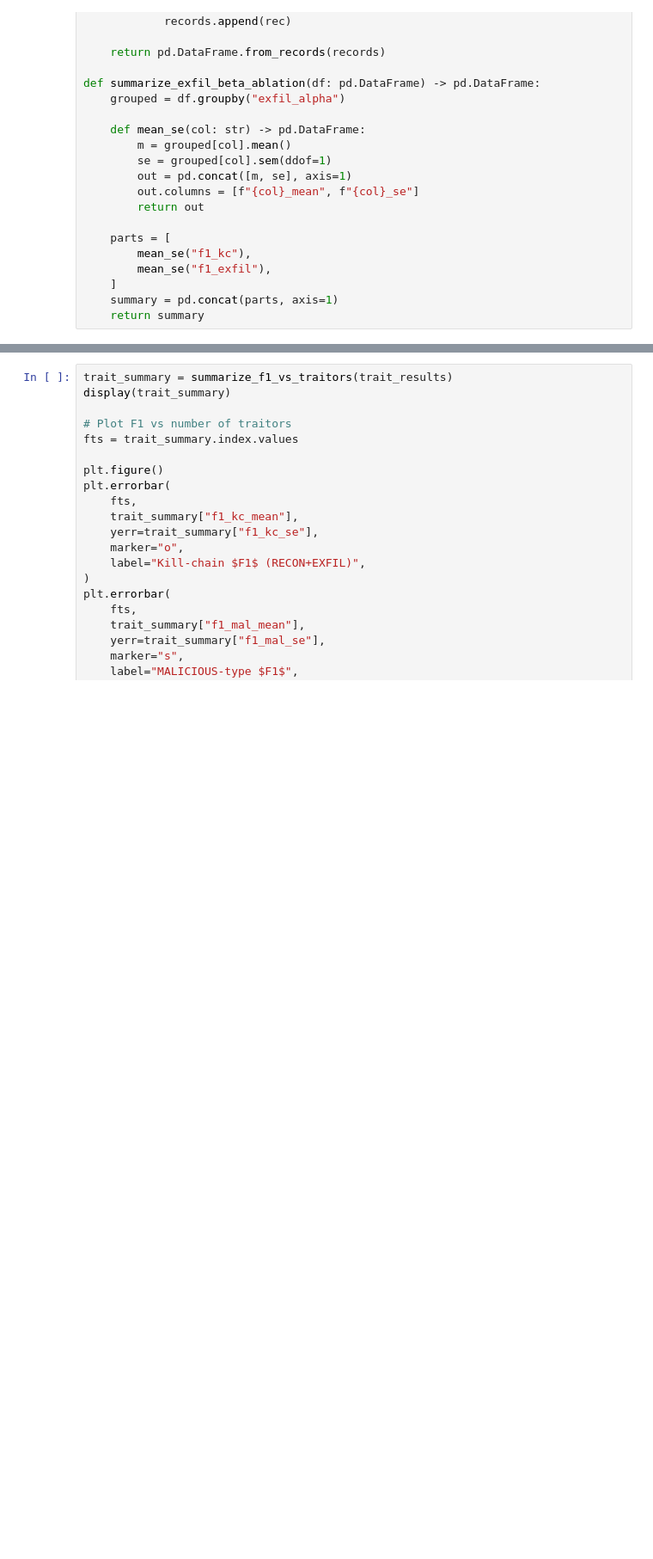
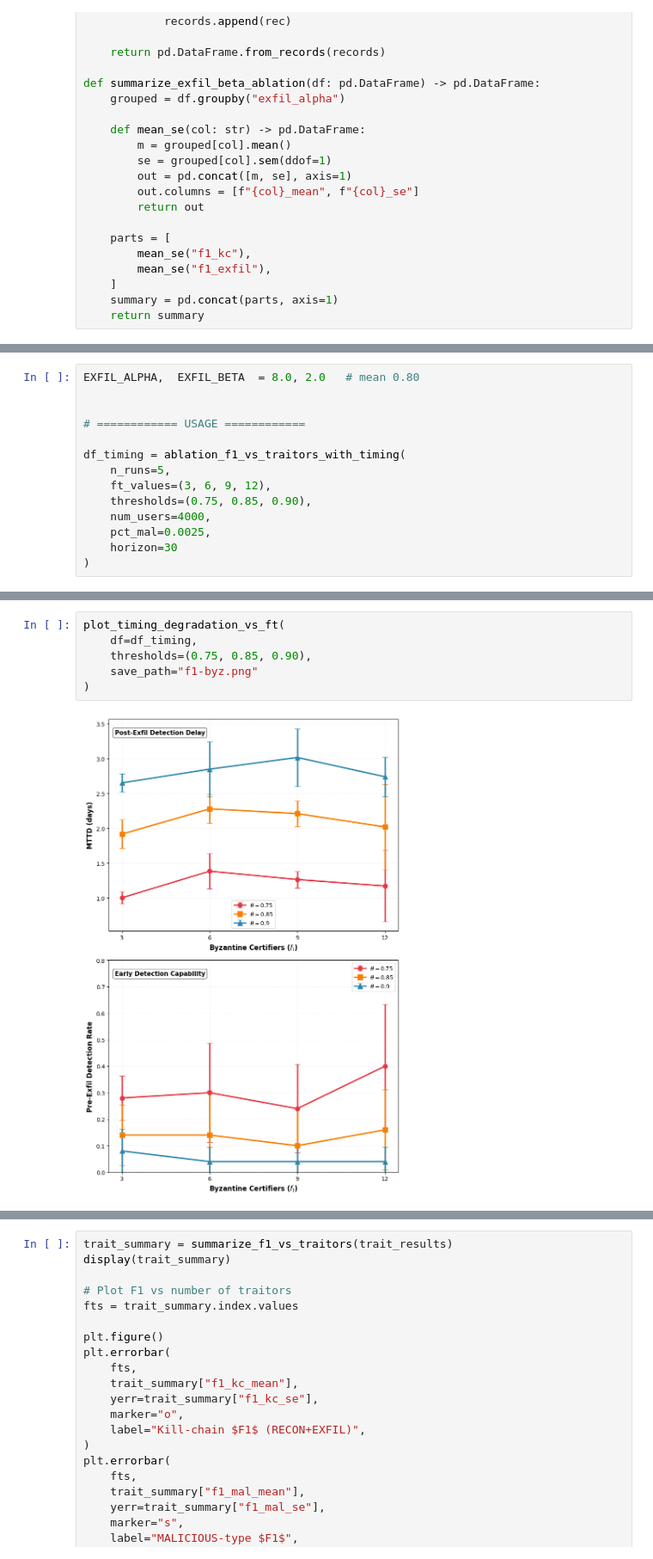
Before and after one commit to javedmshah/btce_insiderthreatmodel, a Jupyter notebook: project/deeper_sim_behavior.ipynb, the cells around one changed output, grey strips where cells are left out. Shown at 86% size. Saved outputs shown, nothing was run; the diff lists cells and outputs as text; blank space fills up the shorter version.

```diff
--- a/project/deeper_sim_behavior.ipynb
+++ b/project/deeper_sim_behavior.ipynb
@@ -2127,0 +2589,14 @@ Running v21 Sim (Annotated CUSUM): 1000 Users, 30 Steps
+# %%
+EXFIL_ALPHA,  EXFIL_BETA  = 8.0, 2.0   # mean 0.80
+
+
+# ============ USAGE ============
+
+df_timing = ablation_f1_vs_traitors_with_timing(
+    n_runs=5,
+    ft_values=(3, 6, 9, 12),
+    thresholds=(0.75, 0.85, 0.90),
+    num_users=4000,
+    pct_mal=0.0025,
+    horizon=30
+)
@@ -2127,0 +2621,8 @@ Running v21 Sim (Annotated CUSUM): 1000 Users, 30 Steps
+# %%
+plot_timing_degradation_vs_ft(
+    df=df_timing,
+    thresholds=(0.75, 0.85, 0.90),
+    save_path="f1-byz.png"
+)
+# %% [output]
+[figure, added]
```
Also changed, not shown: parts of 26 cells of this notebook, 8 other files.
